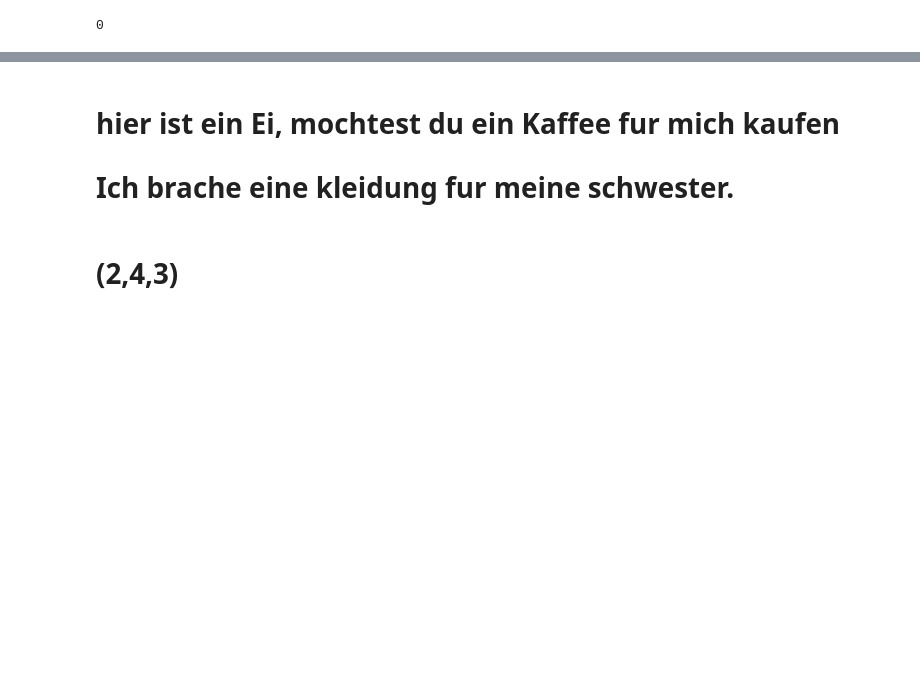
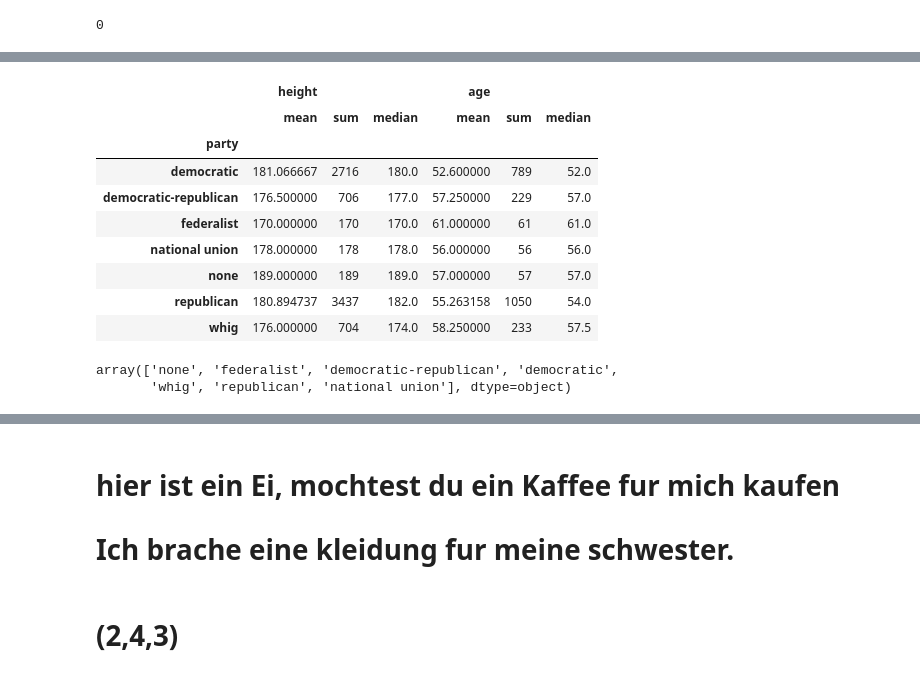
Before and after one commit to imabiodun/py, a Jupyter notebook: pres_df.ipynb, the cells around one changed output, grey strips where cells are left out. Drawn from its saved outputs; the diff is of its cells as text; code cells hidden in the pictures; blank space fills up the shorter version.

```diff
--- a/pres_df.ipynb
+++ b/pres_df.ipynb
@@ -24,4 +52,4 @@ UsageError: Line magic function `%del` not found.
 # %%
-pres_df=pd.read_csv('president_heights_party.csv', index_col='order')
+pres_df=pd.read_csv('president_heights_party.csv')
 # %%
 pres_df.columns
@@ -39,0 +68,18 @@ pres_df.hist('height')
+# %%
+pres_df.groupby('party').agg({'height':[np.mean,sum,np.median],'age':[np.mean,sum,np.median]})
+# %% [output]
+|  | height |  |  | age |  |  |
+|  | mean | sum | median | mean | sum | median |
+| party |  |  |  |  |  |  |
+| democratic | 181.066667 | 2716 | 180.0 | 52.600000 | 789 | 52.0 |
+| democratic-republican | 176.500000 | 706 | 177.0 | 57.250000 | 229 | 57.0 |
+| federalist | 170.000000 | 170 | 170.0 | 61.000000 | 61 | 61.0 |
+| national union | 178.000000 | 178 | 178.0 | 56.000000 | 56 | 56.0 |
+| none | 189.000000 | 189 | 189.0 | 57.000000 | 57 | 57.0 |
+| republican | 180.894737 | 3437 | 182.0 | 55.263158 | 1050 | 54.0 |
+| whig | 176.000000 | 704 | 174.0 | 58.250000 | 233 | 57.5 |
+# %%
+pres_df.party.unique()
+# %% [output]
+array(['none', 'federalist', 'democratic-republican', 'democratic',
+       'whig', 'republican', 'national union'], dtype=object)
```
Also changed, not shown: parts of 128 cells of this notebook.
